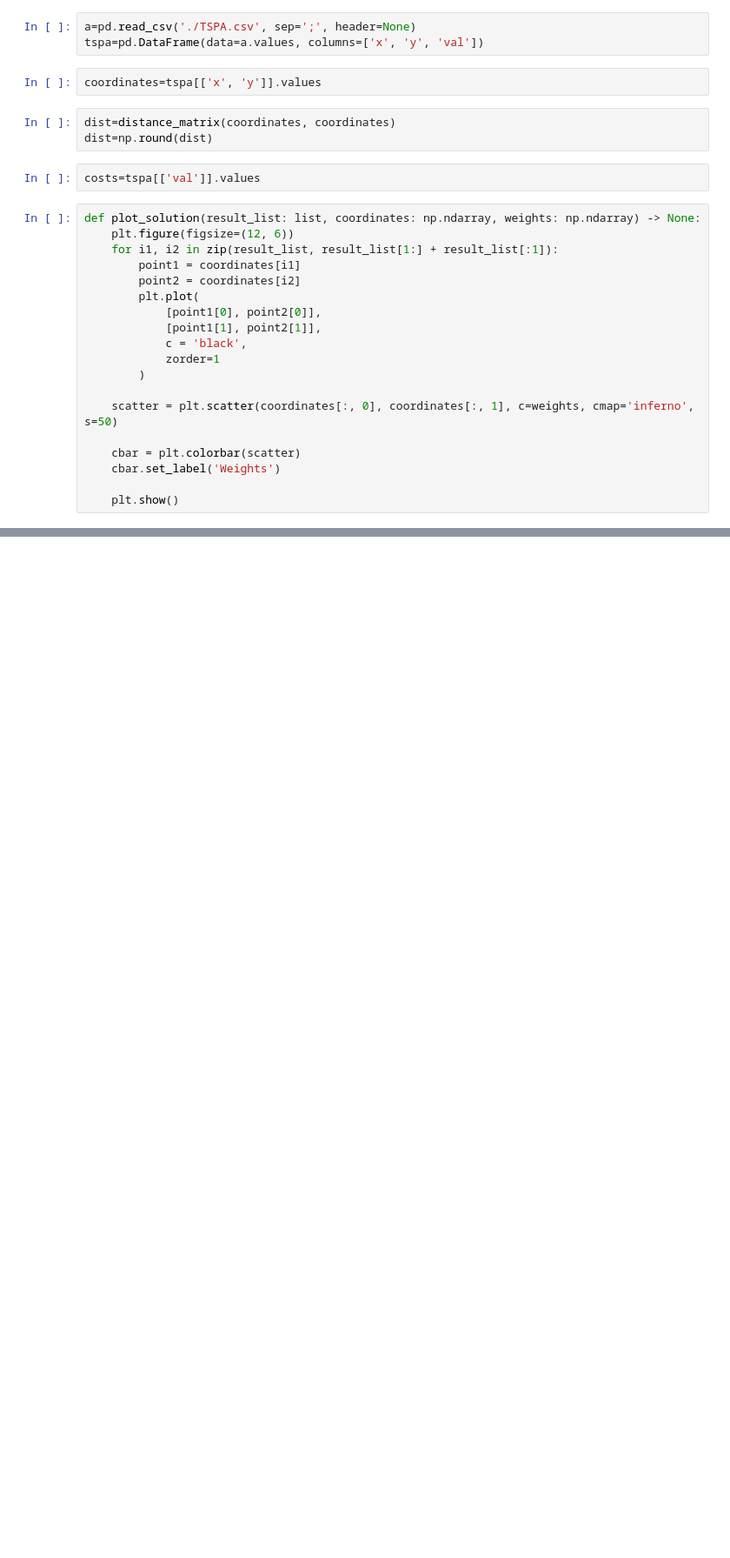
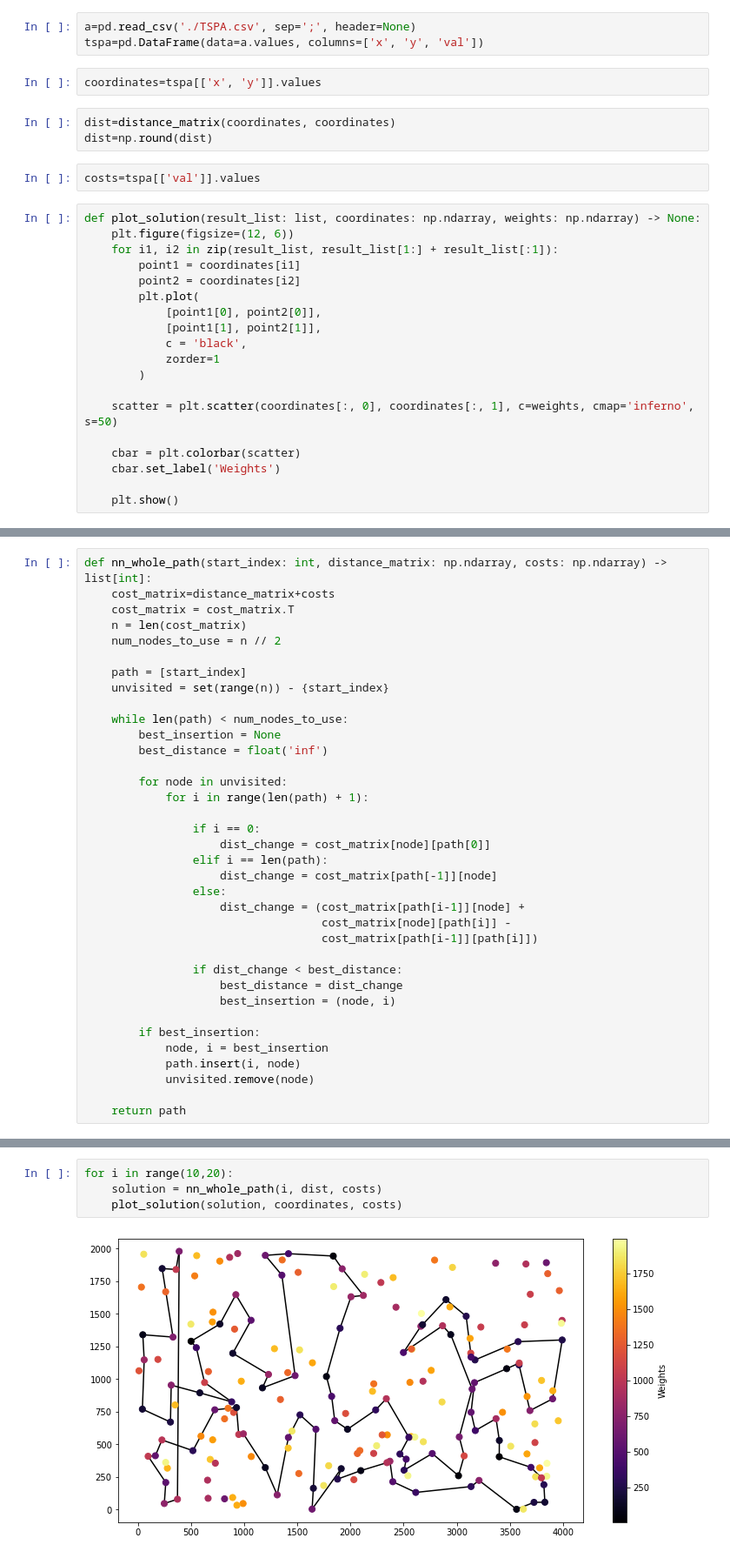
Before and after one commit to krzysztof-m-w/evolutionary_computation, a Jupyter notebook: lab1/ec1.ipynb, the cells around one changed output, grey strips where cells are left out. Shown at 87% size. Cells and saved outputs as stored; diff of their text form; blank space fills up the shorter version.

```diff
--- a/lab1/ec1.ipynb
+++ b/lab1/ec1.ipynb
@@ -58,0 +67,36 @@ plot_solution(solution, coordinates, costs)
+# %%
+def nn_whole_path(start_index: int, distance_matrix: np.ndarray, costs: np.ndarray) -> list[int]:
+    cost_matrix=distance_matrix+costs
+    cost_matrix = cost_matrix.T
+    n = len(cost_matrix)
+    num_nodes_to_use = n // 2
+
+    path = [start_index]
+    unvisited = set(range(n)) - {start_index}
+
+    while len(path) < num_nodes_to_use:
+        best_insertion = None
+        best_distance = float('inf')
+
+        for node in unvisited:
+            for i in range(len(path) + 1):
+
+                if i == 0:
+                    dist_change = cost_matrix[node][path[0]]
+                elif i == len(path):
+                    dist_change = cost_matrix[path[-1]][node]
+                else:
+                    dist_change = (cost_matrix[path[i-1]][node] +
+                                   cost_matrix[node][path[i]] -
+                                   cost_matrix[path[i-1]][path[i]])
+
+                if dist_change < best_distance:
+                    best_distance = dist_change
+                    best_insertion = (node, i)
+
+        if best_insertion:
+            node, i = best_insertion
+            path.insert(i, node)
+            unvisited.remove(node)
+
+    return path
@@ -58,0 +130,6 @@ plot_solution(solution, coordinates, costs)
+# %%
+for i in range(10,20):
+    solution = nn_whole_path(i, dist, costs)
+    plot_solution(solution, coordinates, costs)
+# %% [output]
+[figure, added]
```
Also changed, not shown: parts of 10 cells of this notebook.
